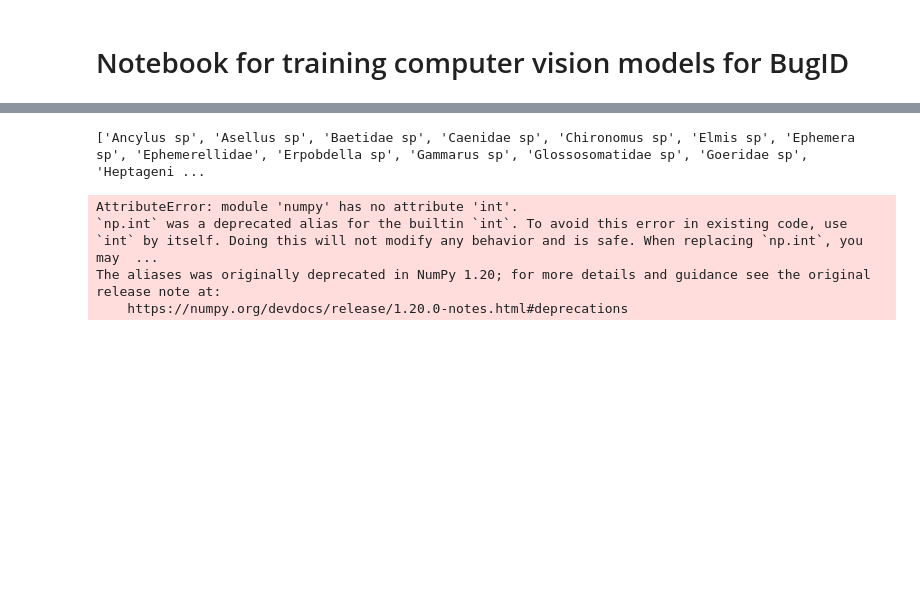
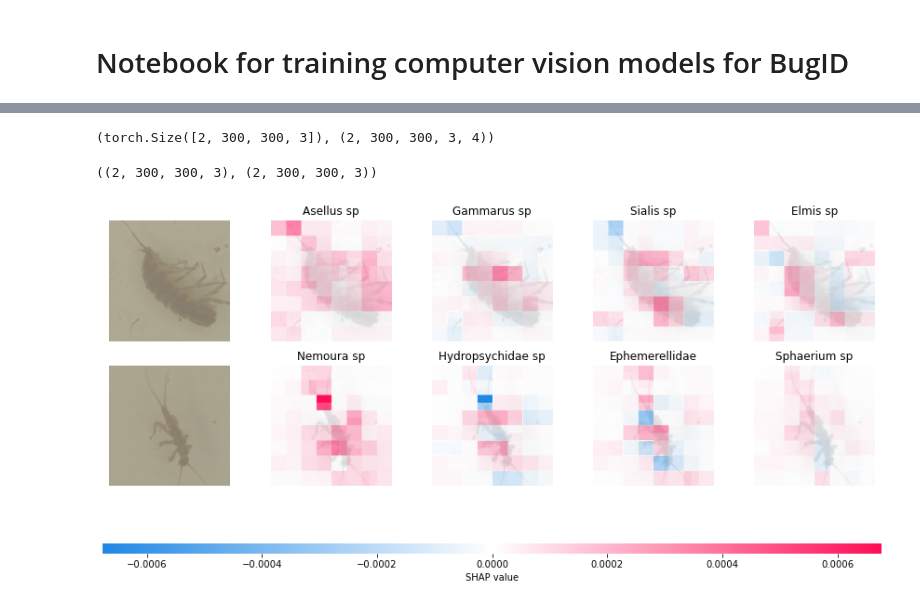
Before and after one commit to KennethTM/macro_inv_id, a Jupyter notebook: BugID models.ipynb, the cells around one changed output, grey strips where cells are left out. Saved outputs shown, nothing was run; the diff lists cells and outputs as text; code cells hidden in the pictures; blank space fills up the shorter version.

Commit message:
added shap analysis

```diff
--- a/BugID models.ipynb
+++ b/BugID models.ipynb
@@ -312,25 +324,28 @@ Classes: [10 17]: ['Glossosomatidae sp' 'Lymnea sp']
-# %%
-class_names
-# %% [output]
-['Ancylus sp', 'Asellus sp', 'Baetidae sp', 'Caenidae sp', 'Chironomus sp', 'Elmis sp', 'Ephemera sp', 'Ephemerellidae', 'Erpobdella sp', 'Gammarus sp', 'Glossosomatidae sp', 'Goeridae sp', 'Heptageni ...
 # %%
 topk = 4
 batch_size = 50
-n_evals = 10000
+n_evals = 1000
 
-# define a masker that is used to mask out partitions of the input image.
-masker_blur = shap.maskers.Image("blur(128,128)", X[1:3][0].shape)
+masker_blur = shap.maskers.Image("blur(128,128)", X[0].shape)
 
-#wait for new release??
-
-# create an explainer with model and image masker
 explainer = shap.Explainer(predict, masker_blur, output_names=class_names)
 
-# here we explain two images using 100 evaluations of the underlying model to estimate the SHAP values
-shap_values = explainer(X[1:3], max_evals=n_evals, batch_size=batch_size,
+shap_values = explainer(X, max_evals=n_evals, batch_size=batch_size,
                         outputs=shap.Explanation.argsort.flip[:topk])
-# %% [output]
-AttributeError: module 'numpy' has no attribute 'int'.
-`np.int` was a deprecated alias for the builtin `int`. To avoid this error in existing code, use `int` by itself. Doing this will not modify any behavior and is safe. When replacing `np.int`, you may  ...
-The aliases was originally deprecated in NumPy 1.20; for more details and guidance see the original release note at:
-    https://numpy.org/devdocs/release/1.20.0-notes.html#deprecations
+# %%
+(shap_values.data.shape, shap_values.values.shape)
+# %% [output]
+(torch.Size([2, 300, 300, 3]), (2, 300, 300, 3, 4))
+# %%
+shap_values.data = inv_transform(shap_values.data).cpu().numpy()
+shap_values.values = [val for val in np.moveaxis(shap_values.values,-1, 0)]
+# %%
+(shap_values.data.shape, shap_values.values[0].shape)
+# %% [output]
+((2, 300, 300, 3), (2, 300, 300, 3))
+# %%
+shap.image_plot(shap_values=shap_values.values,
+                pixel_values=shap_values.data,
+                labels=shap_values.output_names)
+# %% [output]
+[figure, added]
```
Also changed, not shown: parts of 28 cells of this notebook.
